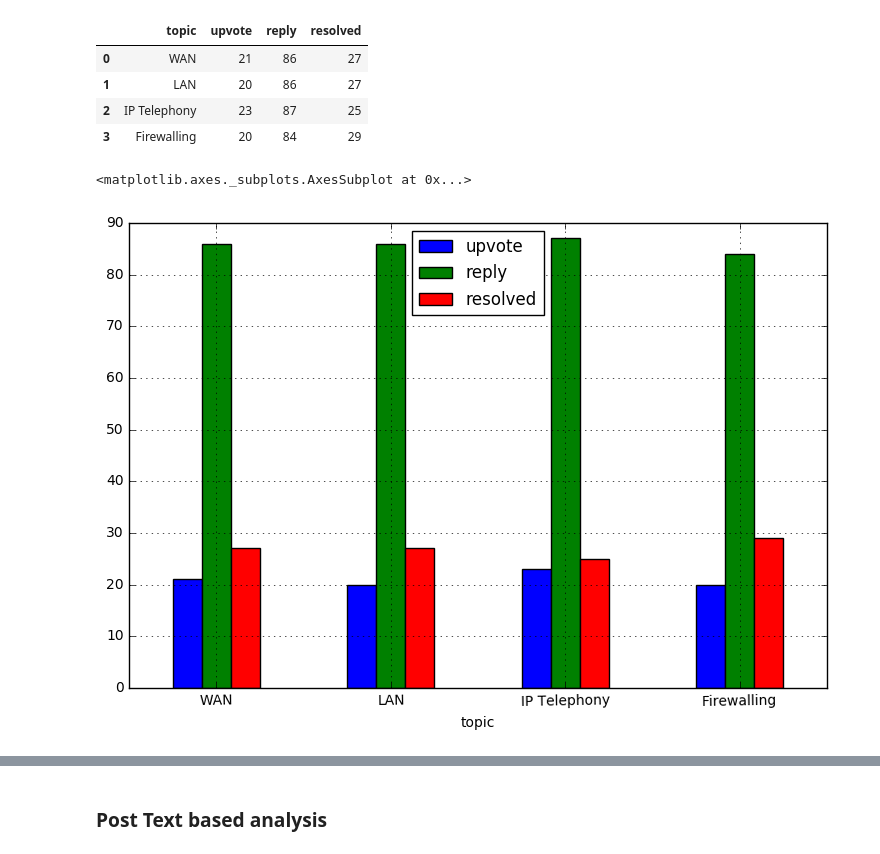
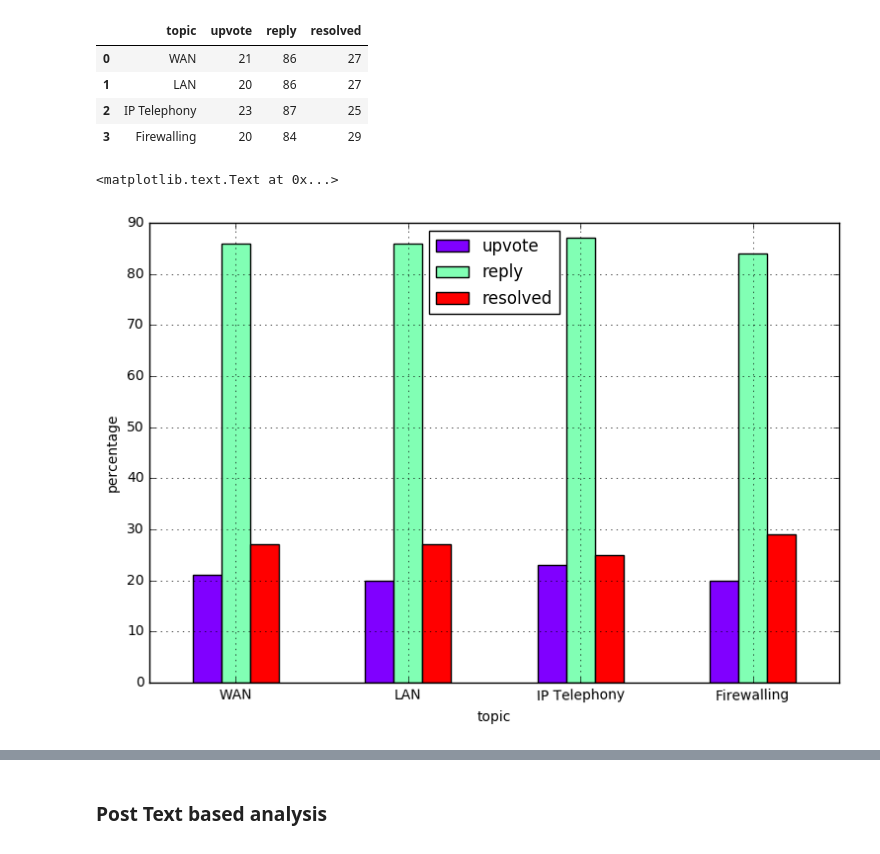
Before and after one commit to newgenrick/trend-and-sentiment-analysis-project, a Jupyter notebook: post_scrapper final.ipynb, the cells around one changed output, grey strips where cells are left out. Saved outputs shown, nothing was run; the diff lists cells and outputs as text; code cells hidden in the pictures.

```diff
--- a/post_scrapper final.ipynb
+++ b/post_scrapper final.ipynb
@@ -677,10 +679,11 @@ activity
 | 2 | IP Telephony | 23 | 87 | 25 |
 | 3 | Firewalling | 20 | 84 | 29 |
 # %%
-activity.plot(kind = 'bar',grid = True,x = 'topic',figsize = (9,6),rot = 1)
+ax = activity.plot(kind = 'bar',grid = True,x = 'topic',figsize = (9,6),rot = 1,colormap = 'rainbow')
+ax.set_ylabel('percentage')
 # %% [output]
-<matplotlib.axes._subplots.AxesSubplot at 0x...>
+<matplotlib.text.Text at 0x...>
-[figure, old version]
+[figure, new version]
 # %%
 views = []
 for i, df in enumerate(filtered_data):
```
Also changed, not shown: parts of 13 cells of this notebook, 3 other files.
